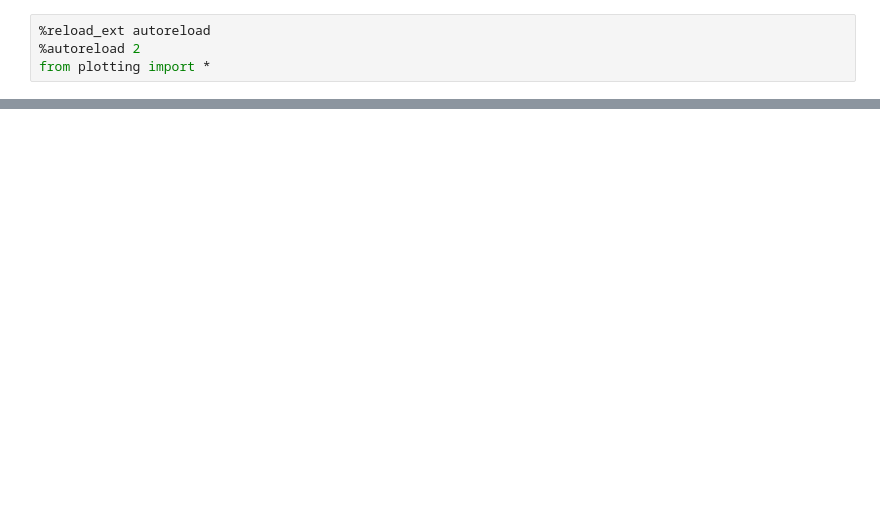
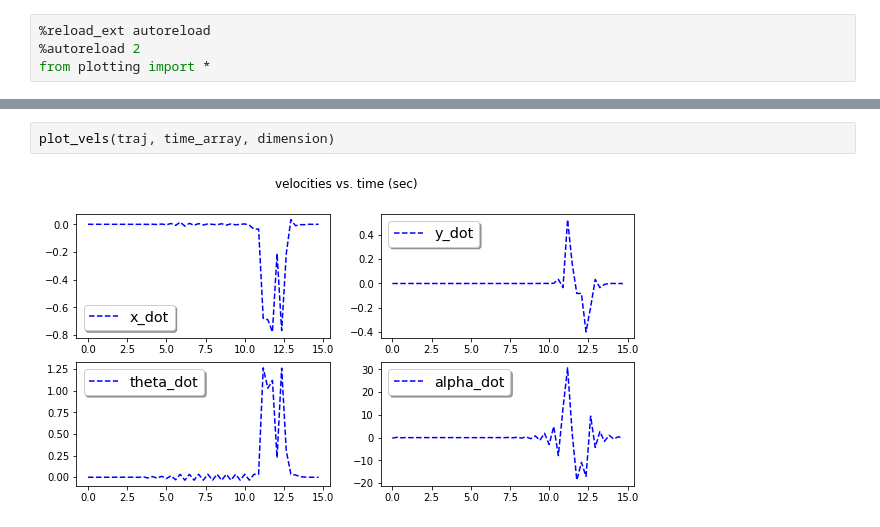
Before and after one commit to ethanweber/underactuated, a Jupyter notebook: src/cubli/InertialCube_V2_FollowTrajectory.ipynb, the cells around one changed output, grey strips where cells are left out. Saved outputs shown, nothing was run; the diff lists cells and outputs as text; blank space fills up the shorter version.

```diff
--- a/src/cubli/InertialCube_V2_FollowTrajectory.ipynb
+++ b/src/cubli/InertialCube_V2_FollowTrajectory.ipynb
@@ -88,3 +49,7 @@ plot_states(traj, time_array, dimension)
+# %%
+plot_vels(traj, time_array, dimension)
+# %% [output]
+[figure, added]
 # %%
 input_plot(input_traj, time_array, dimension)
 # %% [output]
```
Also changed, not shown: parts of 24 cells of this notebook, 3 other files.
